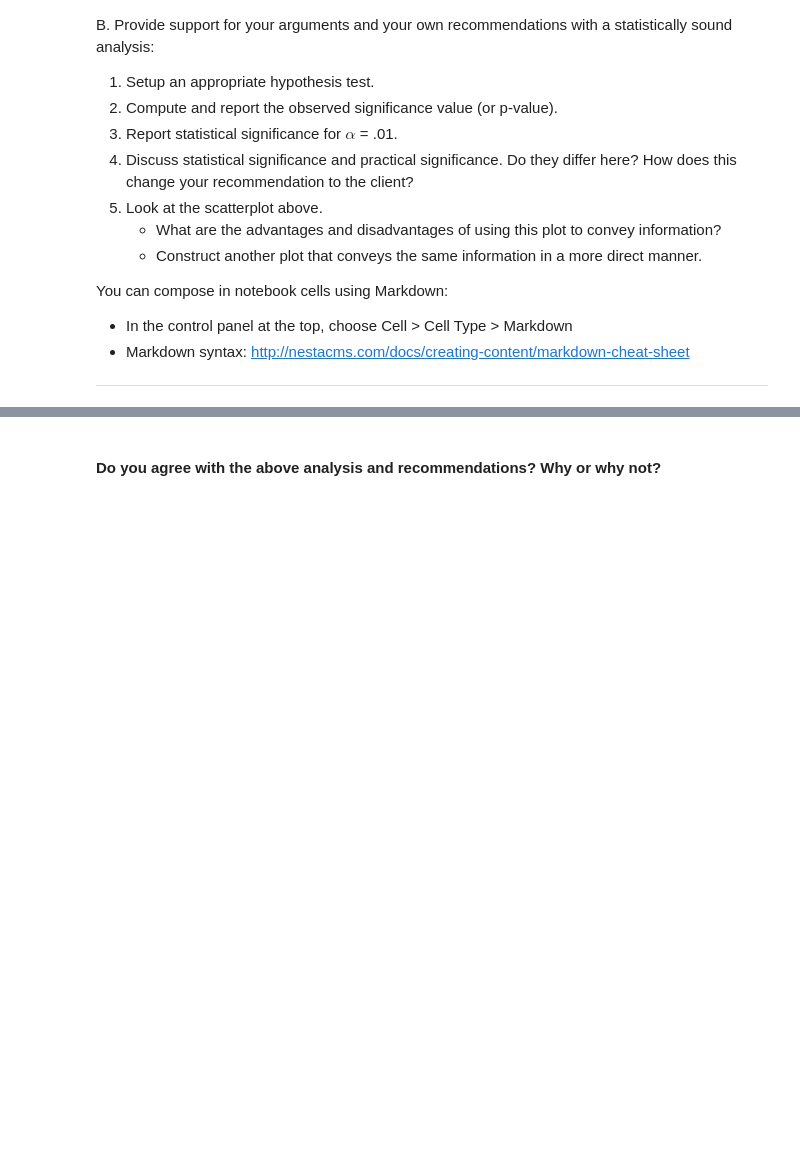
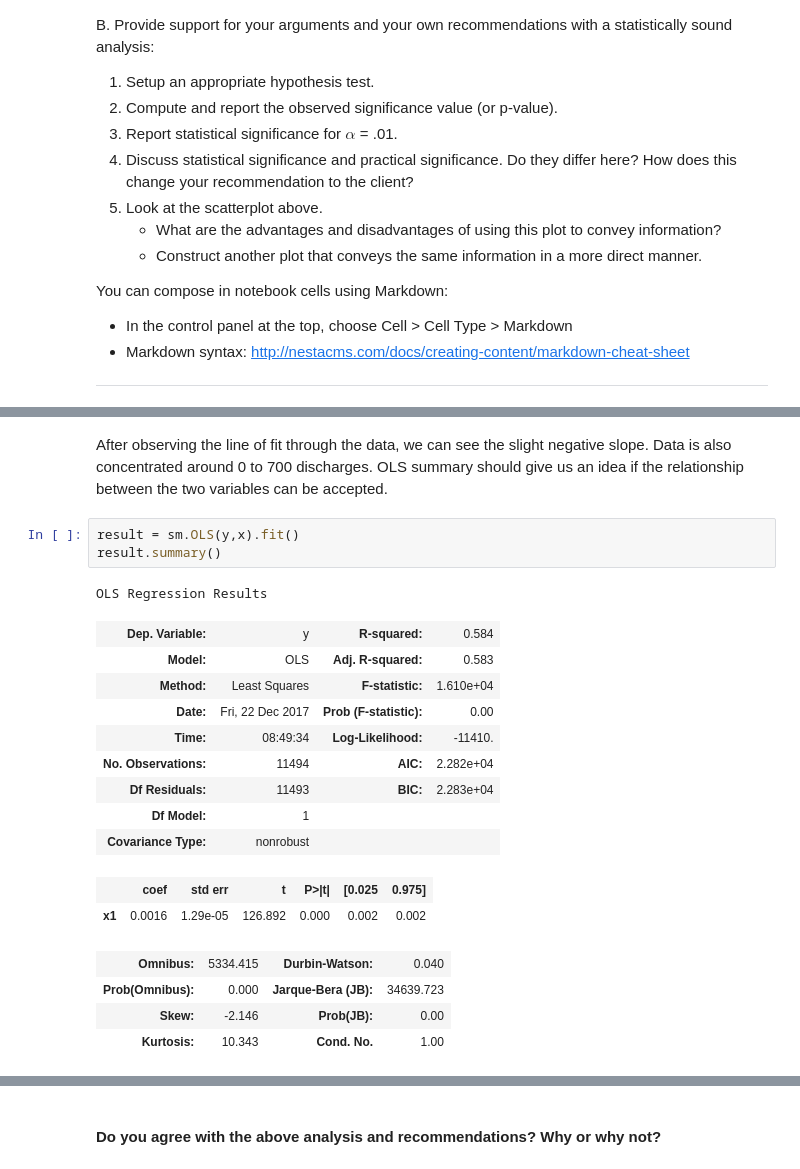
Before and after one commit to ddronamraju/DataScienceTrack, a Jupyter notebook: 6. Inferential Statistics- Hospital Readmissions rate/1508961248_hospital_readmit/hospital_readmit/sliderule_dsi_inferential_statistics_exercise_3.ipynb, the cells around one changed output, grey strips where cells are left out. Drawn from its saved outputs; the diff is of its cells as text; blank space fills up the shorter version.

```diff
--- a/6. Inferential Statistics- Hospital Readmissions rate/1508961248_hospital_readmit/hospital_readmit/sliderule_dsi_inferential_statistics_exercise_3.ipynb
+++ b/6. Inferential Statistics- Hospital Readmissions rate/1508961248_hospital_readmit/hospital_readmit/sliderule_dsi_inferential_statistics_exercise_3.ipynb
@@ -112,0 +170,22 @@ You can compose in notebook cells using Markdown:
+# %% [markdown]
+After observing the line of fit through the data, we can see the slight negative slope. Data is also concentrated around 0 to 700 discharges. OLS summary should give us an idea if the relationship between the two variables can be accepted.
+# %%
+result = sm.OLS(y,x).fit()
+result.summary()
+# %% [output]
+OLS Regression Results
+| Dep. Variable: | y | R-squared: | 0.584 |
+| Model: | OLS | Adj. R-squared: | 0.583 |
+| Method: | Least Squares | F-statistic: | 1.610e+04 |
+| Date: | Fri, 22 Dec 2017 | Prob (F-statistic): | 0.00 |
+| Time: | 08:49:34 | Log-Likelihood: | -11410. |
+| No. Observations: | 11494 | AIC: | 2.282e+04 |
+| Df Residuals: | 11493 | BIC: | 2.283e+04 |
+| Df Model: | 1 |  |  |
+| Covariance Type: | nonrobust |  |  |
+|  | coef | std err | t | P>|t| | [0.025 | 0.975] |
+| x1 | 0.0016 | 1.29e-05 | 126.892 | 0.000 | 0.002 | 0.002 |
+| Omnibus: | 5334.415 | Durbin-Watson: | 0.040 |
+| Prob(Omnibus): | 0.000 | Jarque-Bera (JB): | 34639.723 |
+| Skew: | -2.146 | Prob(JB): | 0.00 |
+| Kurtosis: | 10.343 | Cond. No. | 1.00 |
```
Also changed, not shown: parts of 31 cells of this notebook.
